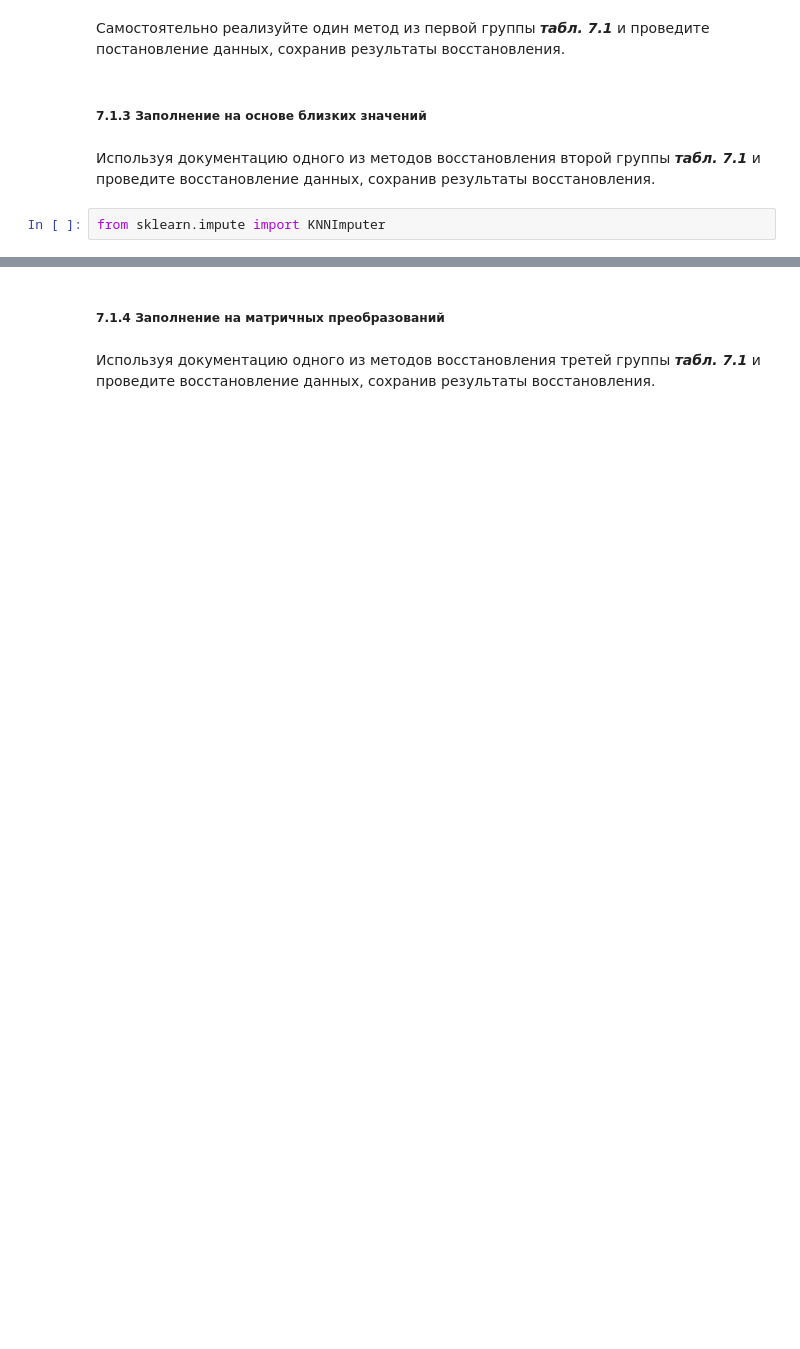
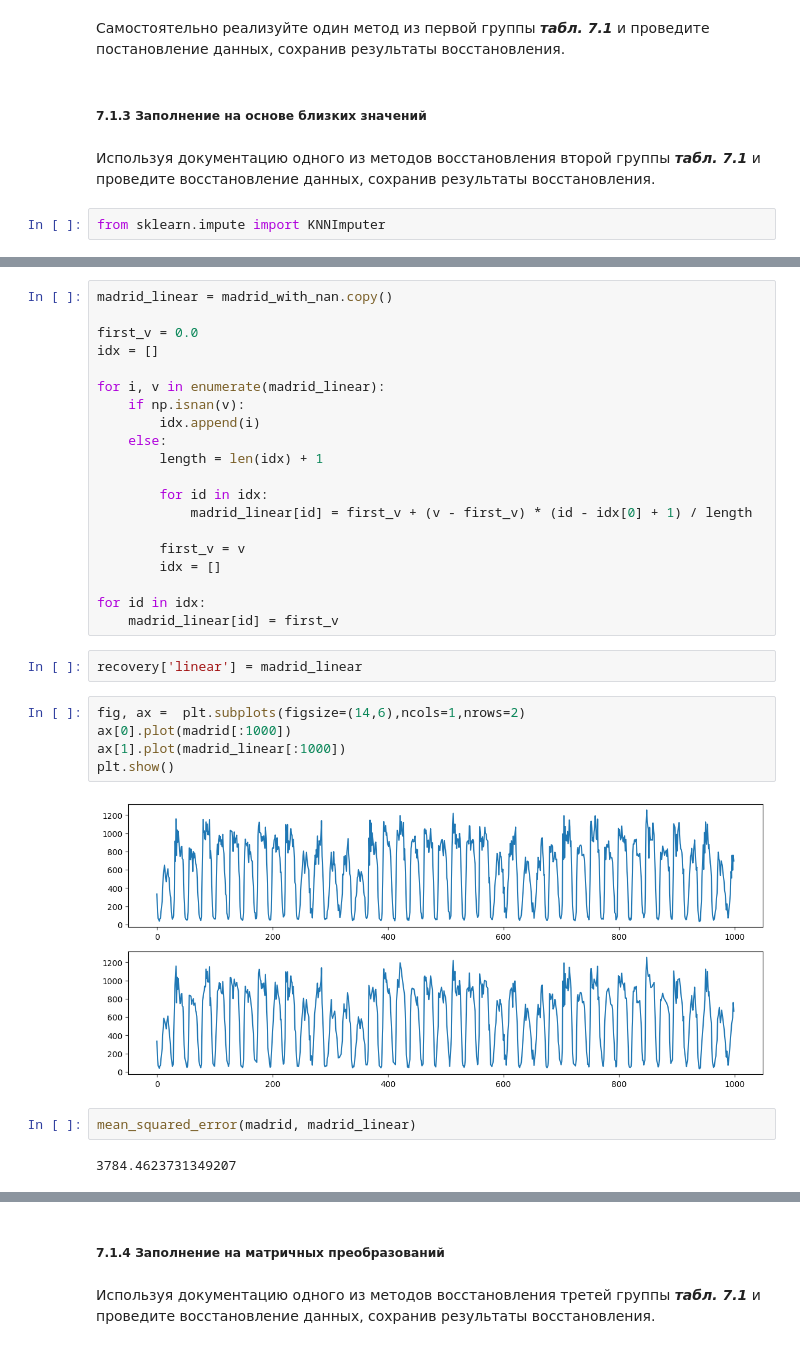
Before and after one commit to Danila-Che/2025-Galiulin-TimeSeriesCourse, a Jupyter notebook: practice/07 Imputation and Forecast/07 Imputation and Forecast.ipynb, the cells around one changed output, grey strips where cells are left out. Saved outputs shown, nothing was run; the diff lists cells and outputs as text; blank space fills up the shorter version.

```diff
--- a/practice/07 Imputation and Forecast/07 Imputation and Forecast.ipynb
+++ b/practice/07 Imputation and Forecast/07 Imputation and Forecast.ipynb
@@ -102,0 +164,33 @@ madrid_slice = rolling_window(madrid_with_nan, 100)
+# %%
+madrid_linear = madrid_with_nan.copy()
+
+first_v = 0.0
+idx = []
+
+for i, v in enumerate(madrid_linear):
+    if np.isnan(v):
+        idx.append(i)
+    else:
+        length = len(idx) + 1
+
+        for id in idx:
+            madrid_linear[id] = first_v + (v - first_v) * (id - idx[0] + 1) / length
+
+        first_v = v
+        idx = []
+
+for id in idx:
+    madrid_linear[id] = first_v
+# %%
+recovery['linear'] = madrid_linear
+# %%
+fig, ax =  plt.subplots(figsize=(14,6),ncols=1,nrows=2)
+ax[0].plot(madrid[:1000])
+ax[1].plot(madrid_linear[:1000])
+plt.show()
+# %% [output]
+[figure, added]
+# %%
+mean_squared_error(madrid, madrid_linear)
+# %% [output]
+3784.4623731349207
```
Also changed, not shown: parts of 52 cells of this notebook.
